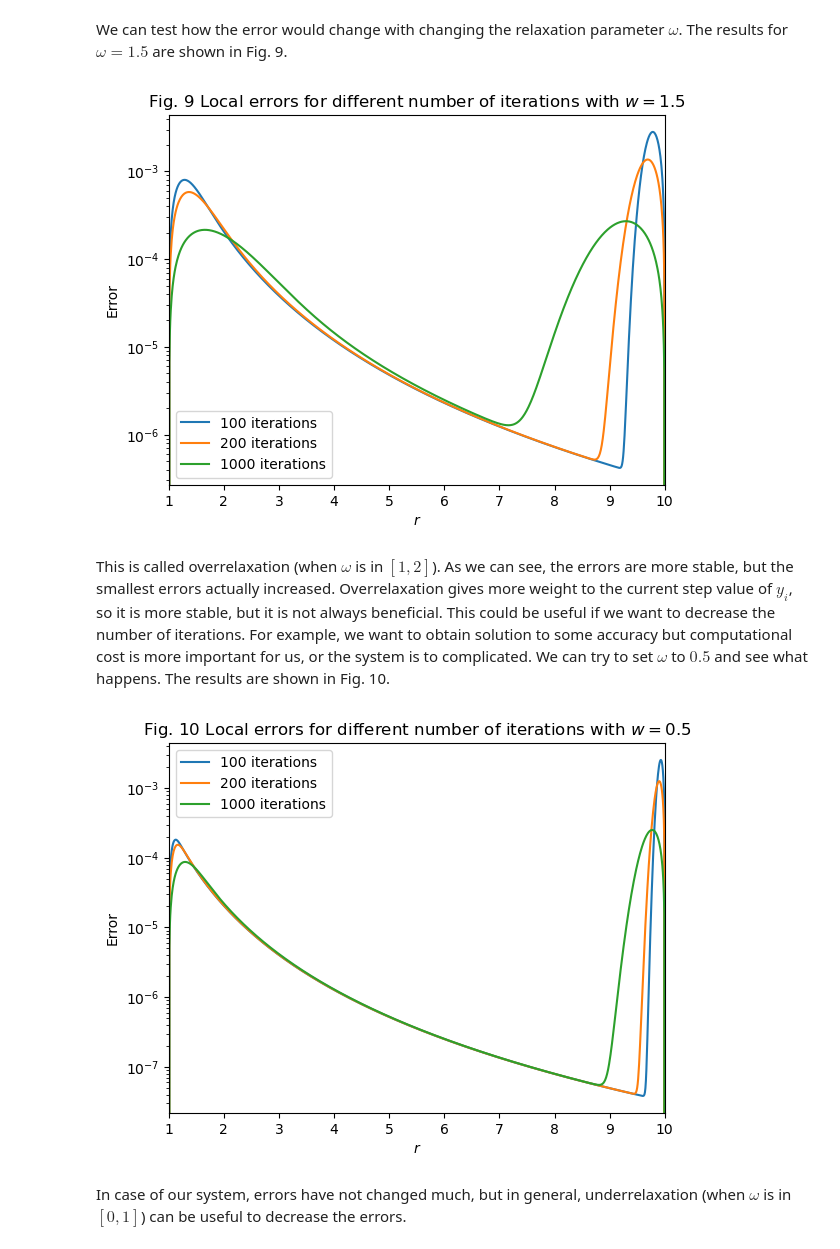
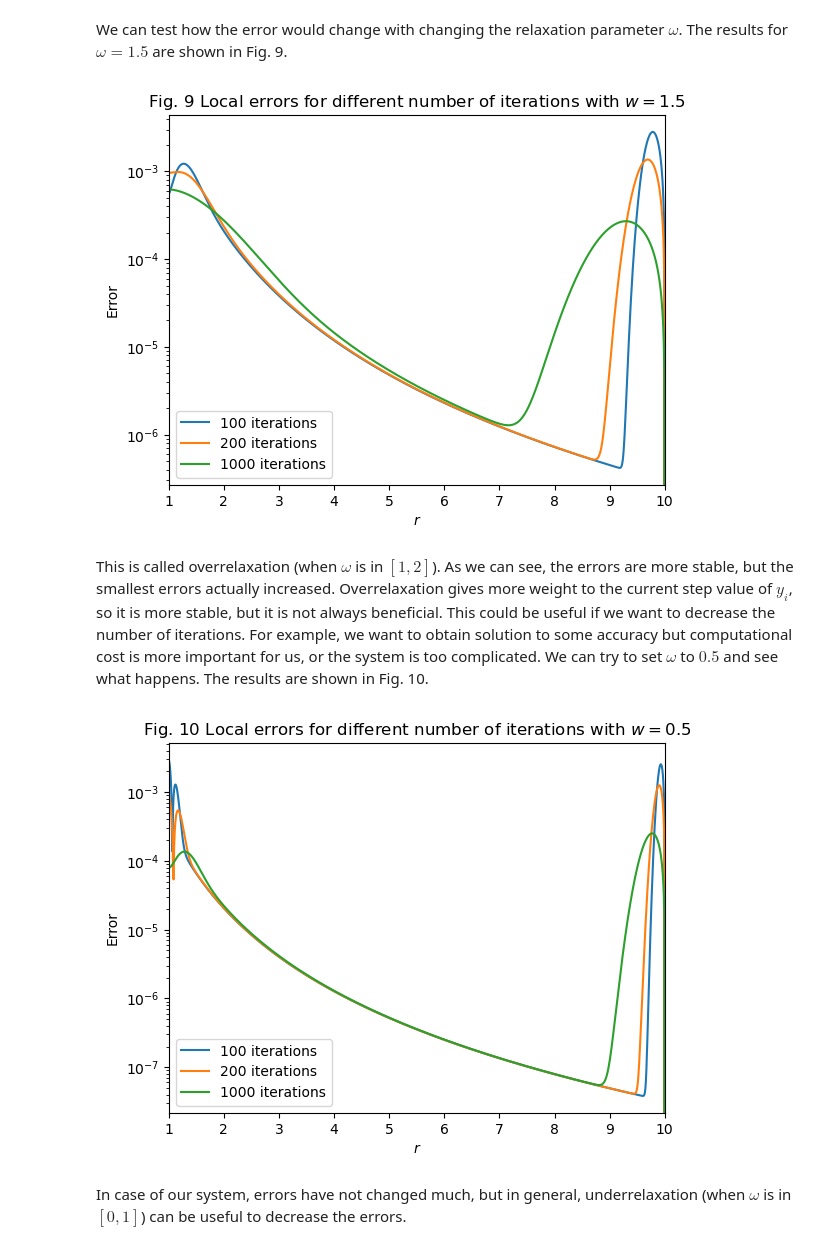
Before and after one commit to askoldvilkha/CompMethods_Astro23, a Jupyter notebook: HW4/hw4_VilkhaPaulBinu.ipynb, the cells around one changed output. Drawn from its saved outputs; the diff is of its cells as text; code cells hidden in the pictures.

```diff
--- a/HW4/hw4_VilkhaPaulBinu.ipynb
+++ b/HW4/hw4_VilkhaPaulBinu.ipynb
@@ -691,0 +695,21 @@ As we can see, RK4 adaptive method takes the longest time, but it is because of
+# %%
+h_time_test = np.power(10, np.linspace(-1, -5, 5))
+t_time_test_rk4 = np.zeros(len(h_time_test))
+t_time_test_ab = np.zeros(len(h_time_test))
+t_time_test_ab_rk4 = np.zeros(len(h_time_test))
+
+for i in range(5):
+    start_time_rk4 = time.time()
+    t_array_rk4, r_v_array_rk4 = RK4_iterative(func = Newton_grav_acceleration_iterative, bracket = [0, 10], x_0 = 0, y_0 = r_v_0, h = h_time_test[i])
+    end_time_rk4 = time.time()
+    t_time_test_rk4[i] = end_time_rk4 - start_time_rk4
+
+    start_time_ab = time.time()
+    t_array_ab, r_array_ab = Adams_Bashforth_iterative(func = Newton_grav_acceleration_iterative, bracket = [0, 10], t_0 = 0, y_0 = r_v_0, n_steps = 4, autogen = 'Adams_Bashforth', n_in_points = 1, h = h_time_test[i])
+    end_time_ab = time.time()
+    t_time_test_ab[i] = end_time_ab - start_time_ab
+
+    start_time_ab_rk4 = time.time()
+    t_array_ab_rk4, r_array_ab_rk4 = Adams_Bashforth_iterative(func = Newton_grav_acceleration_iterative, bracket = [0, 10], t_0 = 0, y_0 = r_v_0, n_steps = 4, autogen = 'RK4', n_in_points = 1, h = h_time_test[i])
+    end_time_ab_rk4 = time.time()
+    t_time_test_ab_rk4[i] = end_time_ab_rk4 - start_time_ab_rk4
@@ -934,14 +964,14 @@ Now, we can test how the error would change with changing number of iterations.
 # %%
 # initialize the grid and boundary conditions
 r_grid = np.linspace(1, 10, 1024)
-ics = [0, 1]
+ics = [6.5, 1]
 tol = 1e-6
 # %%
 # define a dictionary to store our results
 test_gauss_seidel = {}
 test_gauss_seidel['w = 1'] = {}
 for n_it in [100, 200, 1000]:
-    test_gauss_seidel['w = 1'][n_it] = Gauss_Seidel(r_grid, ics, tol = tol, iterations = n_it, w = 1, verbose = False)
+    test_gauss_seidel['w = 1'][n_it] = Gauss_Seidel(r_grid, ics, y_prime_left = 0, tol = tol, iterations = n_it, w = 1, verbose = False)
 # %%
 plt.plot(r_grid, test_gauss_seidel['w = 1'][100][1], label = '100 iterations')
 plt.plot(r_grid, test_gauss_seidel['w = 1'][200][1], label = '200 iterations')
@@ -966,7 +996,7 @@ We can test how the error would change with changing the relaxation parameter $\
 # %%
 test_gauss_seidel['w = 1.5'] = {}
 for n_it in [100, 200, 1000]:
-    test_gauss_seidel['w = 1.5'][n_it] = Gauss_Seidel(r_grid, ics, tol = tol, iterations = n_it, w = 1.5, verbose = False)
+    test_gauss_seidel['w = 1.5'][n_it] = Gauss_Seidel(r_grid, ics, y_prime_left = 0, tol = tol, iterations = n_it, w = 1.5, verbose = False)
 
 plt.plot(r_grid, test_gauss_seidel['w = 1.5'][100][1], label = '100 iterations')
 plt.plot(r_grid, test_gauss_seidel['w = 1.5'][200][1], label = '200 iterations')
@@ -976,22 +1006,22 @@ plt.xlim(1, 10); plt.yscale('log')
 plt.legend()
 plt.title(r'Fig. 9 Local errors for different number of iterations with $w = 1.5$');
 # %% [output]
-[figure, old version]
+[figure, new version]
 # %% [markdown]
-This is called overrelaxation (when $\omega$ is in $[1, 2]$). As we can see, the errors are more stable, but the smallest errors actually increased. Overrelaxation gives more weight to the current step value of $y_i$, so it is more stable, but it is not always beneficial. This could be useful if we want to decrease the number of iterations. For example, we want to obtain solution to some accuracy but computational cost is more important for us, or the system is to complicated. We can try to set $\omega$ to $0.5$ and see what happens. The results are shown in Fig. 10.
+This is called overrelaxation (when $\omega$ is in $[1, 2]$). As we can see, the errors are more stable, but the smallest errors actually increased. Overrelaxation gives more weight to the current step value of $y_i$, so it is more stable, but it is not always beneficial. This could be useful if we want to decrease the number of iterations. For example, we want to obtain solution to some accuracy but computational cost is more important for us, or the system is too complicated. We can try to set $\omega$ to $0.5$ and see what happens. The results are shown in Fig. 10.
 # %%
 test_gauss_seidel['w = 0.5'] = {}
 for n_it in [100, 200, 1000]:
-    test_gauss_seidel['w = 0.5'][n_it] = Gauss_Seidel(r_grid, ics, tol = tol, iterations = n_it, w = 0.5, verbose = False)
+    test_gauss_seidel['w = 0.5'][n_it] = Gauss_Seidel(r_grid, ics, y_prime_left = 0, tol = tol, iterations = n_it, w = 0.5, verbose = False)
 
 plt.plot(r_grid, test_gauss_seidel['w = 0.5'][100][1], label = '100 iterations')
 plt.plot(r_grid, test_gauss_seidel['w = 0.5'][200][1], label = '200 iterations')
 plt.plot(r_grid, test_gauss_seidel['w = 0.5'][1000][1], label = '1000 iterations')
 plt.xlabel('$r$'); plt.ylabel('Error')
 plt.xlim(1, 10); plt.yscale('log')
 plt.legend()
 plt.title(r'Fig. 10 Local errors for different number of iterations with $w = 0.5$');
 # %% [output]
-[figure, old version]
+[figure, new version]
 # %% [markdown]
 In case of our system, errors have not changed much, but in general, underrelaxation (when $\omega$ is in $[0, 1]$) can be useful to decrease the errors.
```
Also changed, not shown: parts of 25 cells of this notebook.
